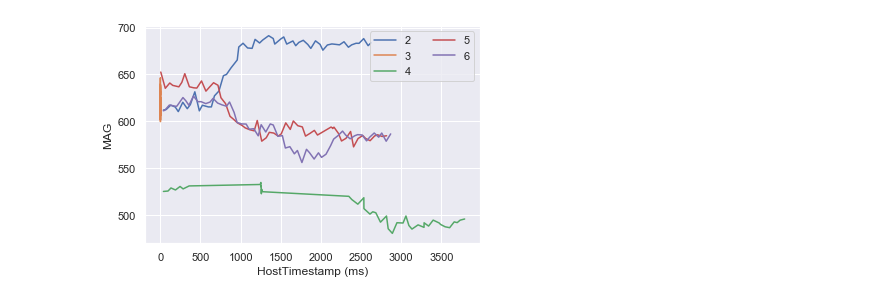
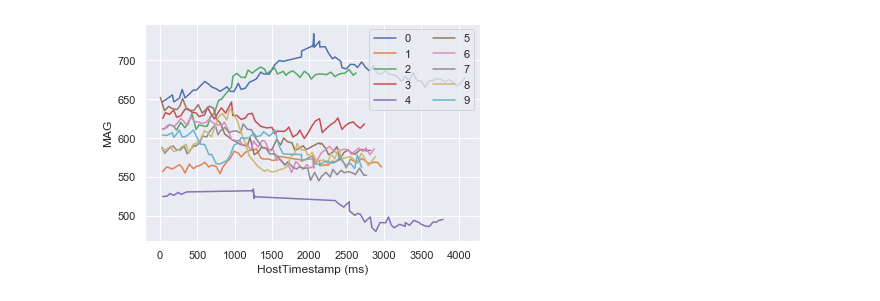
Before and after one commit to Phileisner/Handwriting-Recognition, a Jupyter notebook: Data visualization/Magnetometer data comparison.ipynb, the cells around one changed output. Cells and saved outputs as stored; diff of their text form; code cells hidden in the pictures.

```diff
--- a/Data visualization/Magnetometer data comparison.ipynb
+++ b/Data visualization/Magnetometer data comparison.ipynb
@@ -10,14 +10,24 @@ import glob
 import io
 import seaborn
 # %%
+path0_3="/Users/nhannguyen/Downloads/Wearble Project/Organized Data/digit 0/digit0try1/20200728_144234_Magnetometer.csv"
+path1_3="/Users/nhannguyen/Downloads/Wearble Project/Organized Data/digit 1/digit1try1/20200728_155227_Magnetometer.csv"
 path2_3="/Users/nhannguyen/Downloads/Wearble Project/Organized Data/digit 2/digit2try1/20200728_161748_Magnetometer.csv"
 path3_3="/Users/nhannguyen/Downloads/Wearble Project/Organized Data/Digit 3/Digit3try1_Magnetometer.csv"
 path4_3="/Users/nhannguyen/Downloads/Wearble Project/Organized Data/digit 4/Digit4try1_Magnetometer.csv"
 path5_3="/Users/nhannguyen/Downloads/Wearble Project/Organized Data/digit 5/Digit5try1_Magnetometer.csv"
 path6_3="/Users/nhannguyen/Downloads/Wearble Project/Organized Data/digit 6/Digit6try1_Magnetometer.csv"
+path7_3="/Users/nhannguyen/Downloads/Wearble Project/Organized Data/digit 7/Digit7try1_Magnetometer.csv"
+path8_3="/Users/nhannguyen/Downloads/Wearble Project/Organized Data/digit 8/Digit8try1_Magnetometer.csv"
+path9_3="/Users/nhannguyen/Downloads/Wearble Project/Organized Data/digit 9/Digit9try1_Magnetometer.csv"
 # %%
+df0_3 = pd.read_csv(path0_3, skiprows=4 )
+df1_3 = pd.read_csv(path1_3, skiprows=4 )
 df2_3 = pd.read_csv(path2_3, skiprows=4 )
 df3_3 = pd.read_csv(path3_3, skiprows=3 )
 df4_3 = pd.read_csv(path4_3, skiprows=3 )
 df5_3 = pd.read_csv(path5_3, skiprows=3 )
 df6_3 = pd.read_csv(path6_3, skiprows=3)
+df7_3 = pd.read_csv(path7_3, skiprows=3 )
+df8_3 = pd.read_csv(path8_3, skiprows=3 )
+df9_3 = pd.read_csv(path9_3, skiprows=3)
@@ -45,13 +121,18 @@ HostTime = df3_3['HostTimestamp (ms)']
 HostTime -= HostTime[0]
 HostTime /=1000
 # %%
-#Visual comparison for GYRO profiles of digit 2, 3, 4, 5, 6
+#Visual comparison for GYRO profiles of digit 0, 1, 2, 3, 4, 5, 6, 7 ,8, 9
 import seaborn as sns; sns.set(color_codes = True)
+g0_3 = sns.lineplot(x= "HostTimestamp (ms)", y = "MAG", data = df0_3)
+g1_3 = sns.lineplot(x= "HostTimestamp (ms)", y = "MAG", data = df1_3)
 g2_3 = sns.lineplot(x= "HostTimestamp (ms)", y = "MAG", data = df2_3)
 g3_3 = sns.lineplot(x= "HostTimestamp (ms)", y = "MAG", data = df3_3)
 g4_3 = sns.lineplot(x= "HostTimestamp (ms)", y = "MAG", data = df4_3)
 g5_3 = sns.lineplot(x= "HostTimestamp (ms)", y = "MAG", data = df5_3)
 g6_3 = sns.lineplot(x= "HostTimestamp (ms)", y = "MAG", data = df6_3)
-plt.legend('23456', ncol=2, loc='upper right');
+g7_3 = sns.lineplot(x= "HostTimestamp (ms)", y = "MAG", data = df7_3)
+g8_3 = sns.lineplot(x= "HostTimestamp (ms)", y = "MAG", data = df8_3)
+g9_3 = sns.lineplot(x= "HostTimestamp (ms)", y = "MAG", data = df9_3)
+plt.legend('0123456789', ncol=2, loc='upper right');
 # %% [output]
-[figure, old version]
+[figure, new version]
```
Also changed, not shown: parts of 5 cells of this notebook, 4 other files.
